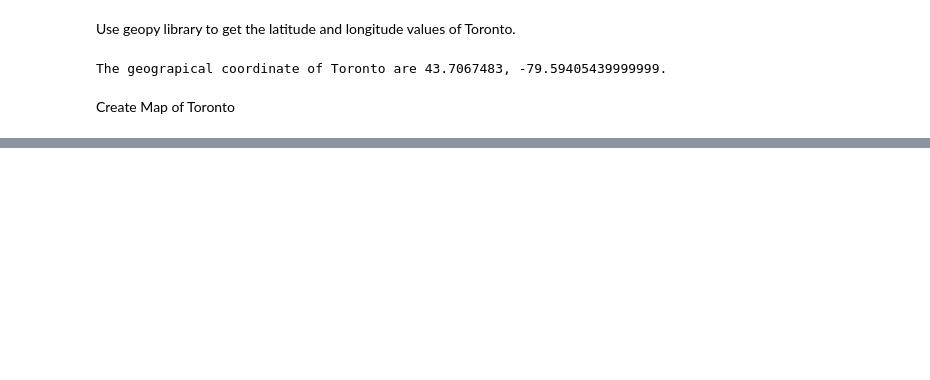
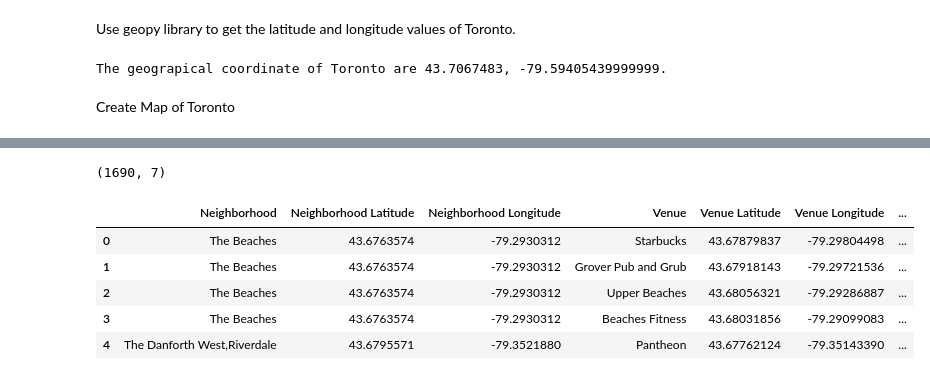
Before and after one commit to alan-cespedes/Coursera_Capstone, a Jupyter notebook: Segmenting and Clustering Neighborhoods in Toronto.ipynb, the cells around one changed output, grey strips where cells are left out. Cells and saved outputs as stored; diff of their text form; code cells hidden in the pictures; blank space fills up the shorter version.

```diff
--- a/Segmenting and Clustering Neighborhoods in Toronto.ipynb
+++ b/Segmenting and Clustering Neighborhoods in Toronto.ipynb
@@ -152,0 +334,11 @@ map_toronto
+# %%
+print(toronto_venues.shape)
+toronto_venues.head()
+# %% [output]
+(1690, 7)
+|  | Neighborhood | Neighborhood Latitude | Neighborhood Longitude | Venue | Venue Latitude | Venue Longitude | ... |
+| 0 | The Beaches | 43.6763574 | -79.2930312 | Starbucks | 43.67879837 | -79.29804498 | ... |
+| 1 | The Beaches | 43.6763574 | -79.2930312 | Grover Pub and Grub | 43.67918143 | -79.29721536 | ... |
+| 2 | The Beaches | 43.6763574 | -79.2930312 | Upper Beaches | 43.68056321 | -79.29286887 | ... |
+| 3 | The Beaches | 43.6763574 | -79.2930312 | Beaches Fitness | 43.68031856 | -79.29099083 | ... |
+| 4 | The Danforth West,Riverdale | 43.6795571 | -79.3521880 | Pantheon | 43.67762124 | -79.35143390 | ... |
```
Also changed, not shown: parts of 31 cells of this notebook.
